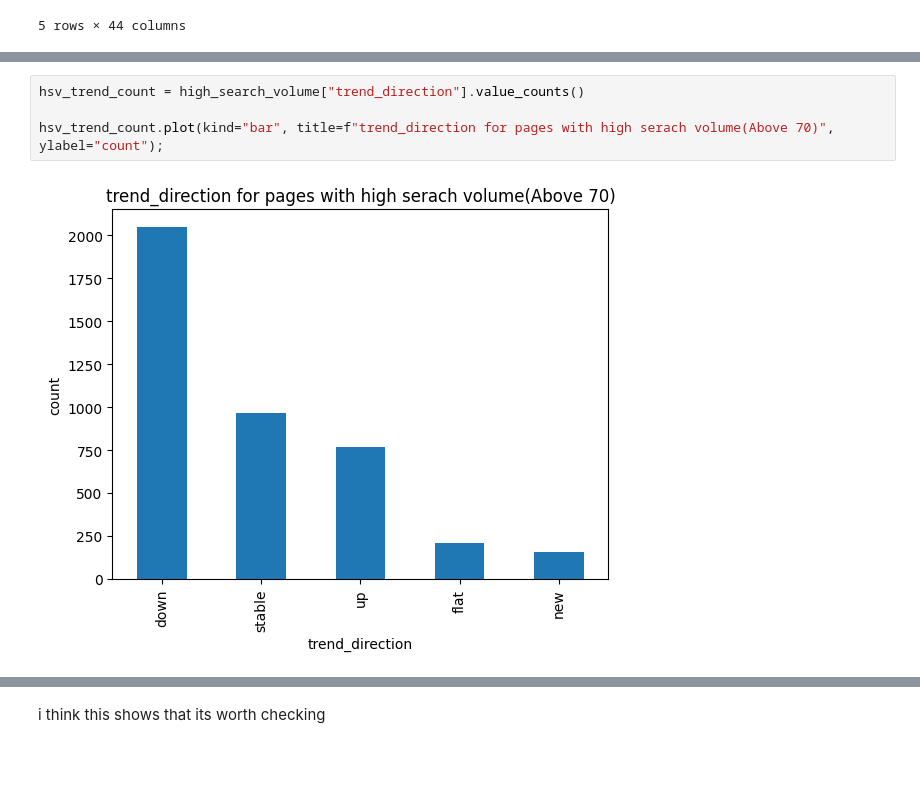
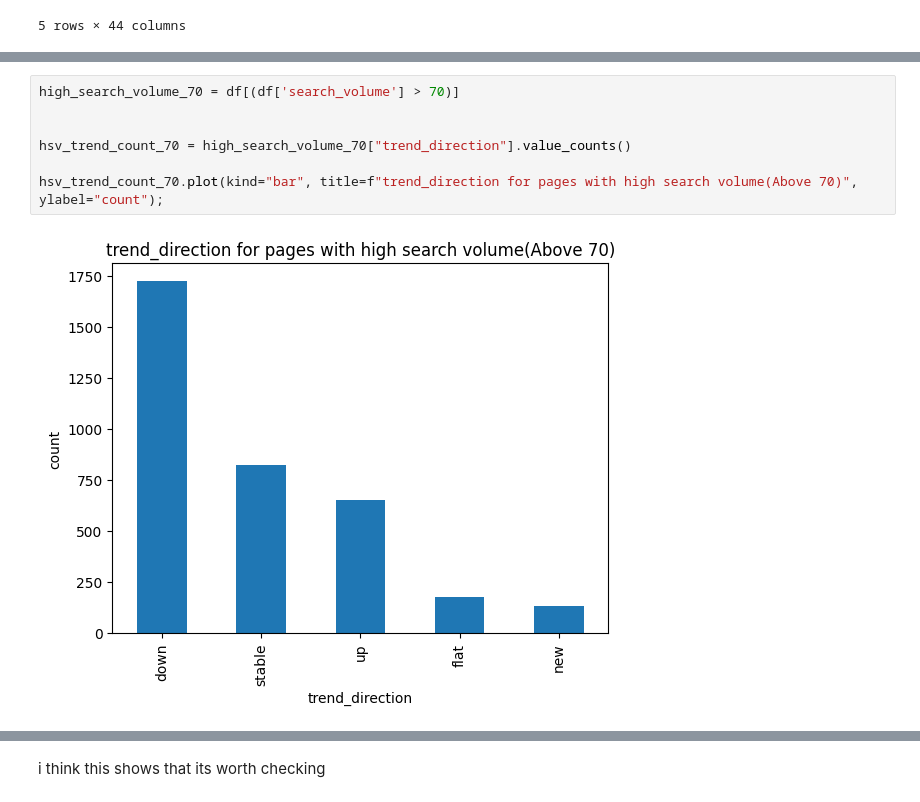
Before and after one commit to metrosmash/myflyrank-ml-internship, a Jupyter notebook: work/notebooks/w01_research_question.ipynb, the cells around one changed output, grey strips where cells are left out. Saved outputs shown, nothing was run; the diff lists cells and outputs as text; blank space fills up the shorter version.

```diff
--- a/work/notebooks/w01_research_question.ipynb
+++ b/work/notebooks/w01_research_question.ipynb
@@ -93,6 +115,9 @@ df.head()
 # %%
-hsv_trend_count = high_search_volume["trend_direction"].value_counts()
+high_search_volume_70 = df[(df['search_volume'] > 70)]
 
-hsv_trend_count.plot(kind="bar", title=f"trend_direction for pages with high serach volume(Above 70)", ylabel="count");
+
+hsv_trend_count_70 = high_search_volume_70["trend_direction"].value_counts()
+
+hsv_trend_count_70.plot(kind="bar", title=f"trend_direction for pages with high search volume(Above 70)", ylabel="count");
 # %% [output]
-[figure, old version]
+[figure, new version]
```
Also changed, not shown: parts of 7 cells of this notebook.
